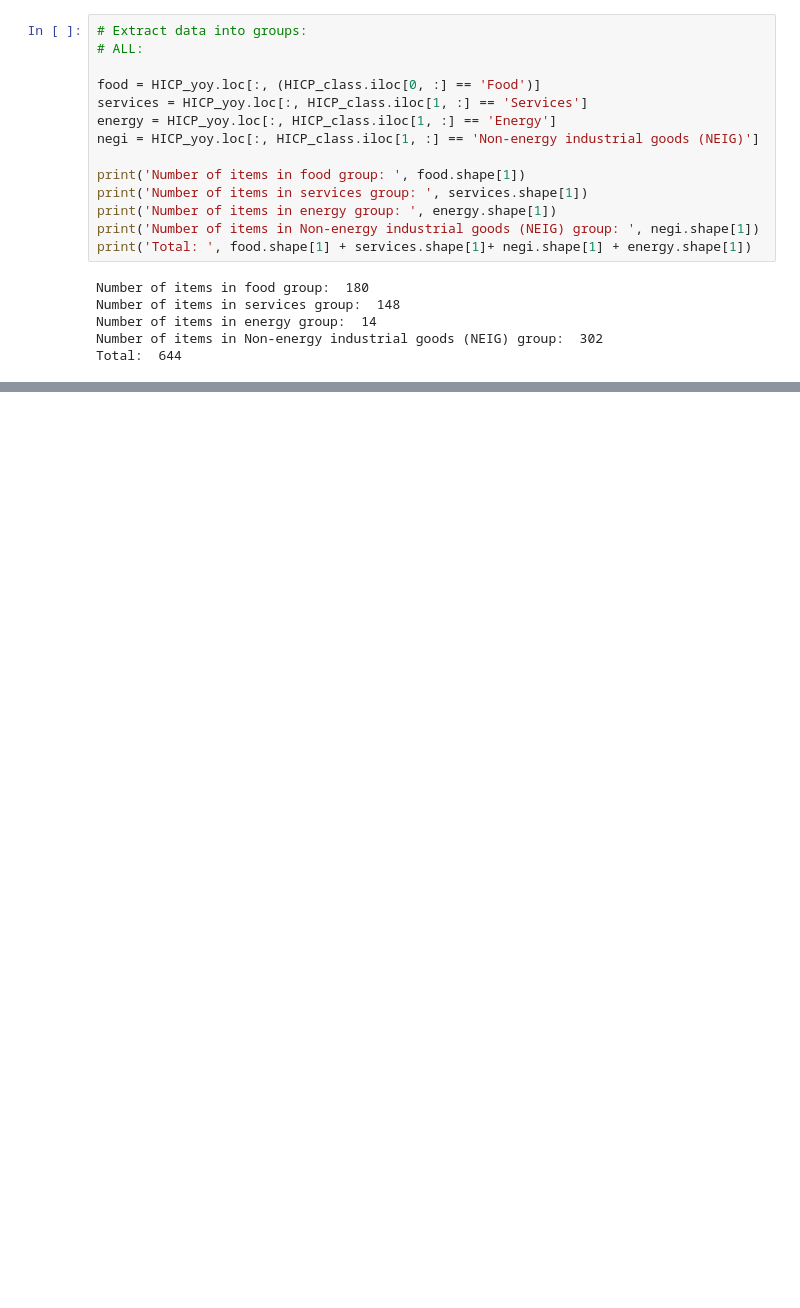
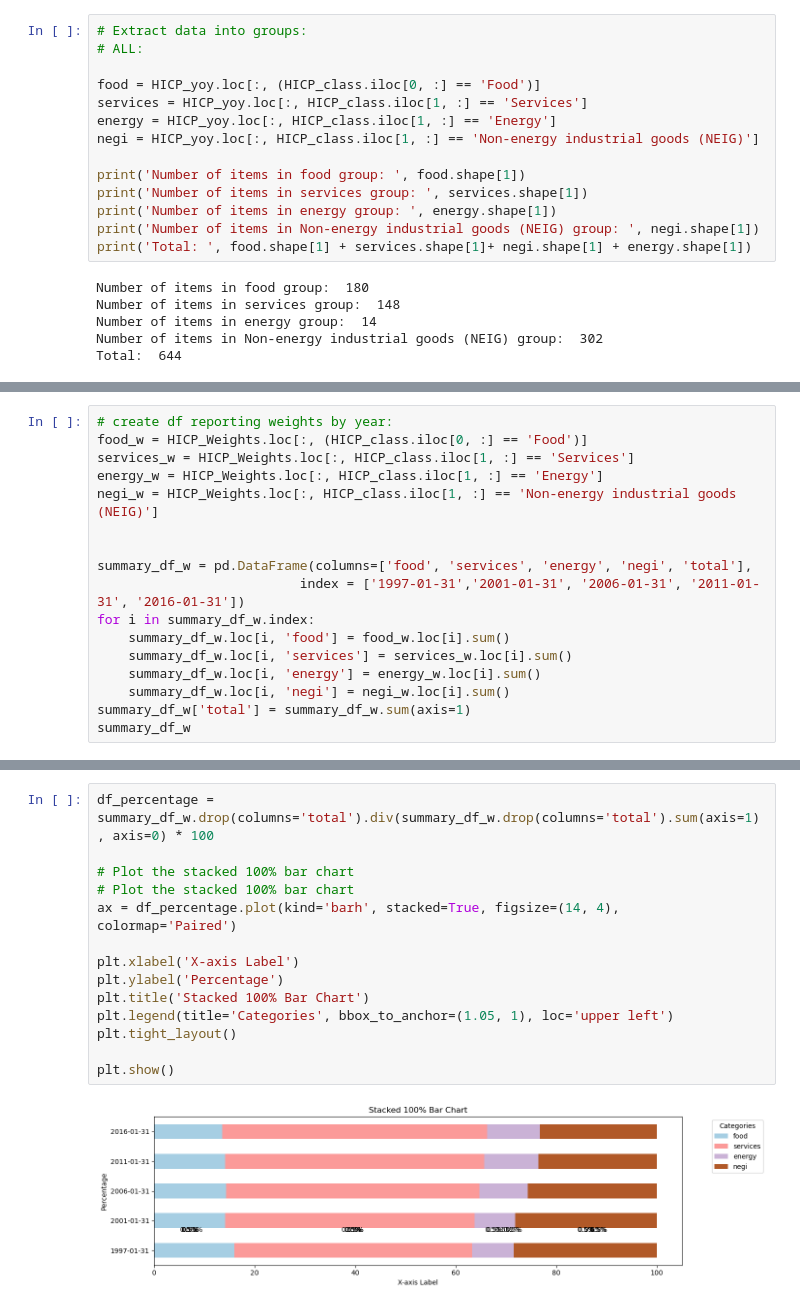
Before and after one commit to lamlam98765/thesis_code, a Jupyter notebook: main/2_Preprocess_HICP_all.ipynb, the cells around one changed output, grey strips where cells are left out. Cells and saved outputs as stored; diff of their text form; blank space fills up the shorter version.

```diff
--- a/main/2_Preprocess_HICP_all.ipynb
+++ b/main/2_Preprocess_HICP_all.ipynb
@@ -266,0 +284,17 @@ Total:  644
+# %%
+# create df reporting weights by year:
+food_w = HICP_Weights.loc[:, (HICP_class.iloc[0, :] == 'Food')]
+services_w = HICP_Weights.loc[:, HICP_class.iloc[1, :] == 'Services']
+energy_w = HICP_Weights.loc[:, HICP_class.iloc[1, :] == 'Energy']
+negi_w = HICP_Weights.loc[:, HICP_class.iloc[1, :] == 'Non-energy industrial goods (NEIG)']
+
+
+summary_df_w = pd.DataFrame(columns=['food', 'services', 'energy', 'negi', 'total'],
+                          index = ['1997-01-31','2001-01-31', '2006-01-31', '2011-01-31', '2016-01-31'])
+for i in summary_df_w.index:
+    summary_df_w.loc[i, 'food'] = food_w.loc[i].sum()
+    summary_df_w.loc[i, 'services'] = services_w.loc[i].sum()
+    summary_df_w.loc[i, 'energy'] = energy_w.loc[i].sum()
+    summary_df_w.loc[i, 'negi'] = negi_w.loc[i].sum()
+summary_df_w['total'] = summary_df_w.sum(axis=1)
+summary_df_w
@@ -266,0 +326,16 @@ Total:  644
+# %%
+df_percentage = summary_df_w.drop(columns='total').div(summary_df_w.drop(columns='total').sum(axis=1), axis=0) * 100
+
+# Plot the stacked 100% bar chart
+# Plot the stacked 100% bar chart
+ax = df_percentage.plot(kind='barh', stacked=True, figsize=(14, 4), colormap='Paired')
+
+plt.xlabel('X-axis Label')
+plt.ylabel('Percentage')
+plt.title('Stacked 100% Bar Chart')
+plt.legend(title='Categories', bbox_to_anchor=(1.05, 1), loc='upper left')
+plt.tight_layout()
+
+plt.show()
+# %% [output]
+[figure, added]
```
Also changed, not shown: parts of 8 cells of this notebook, 8 other files.
